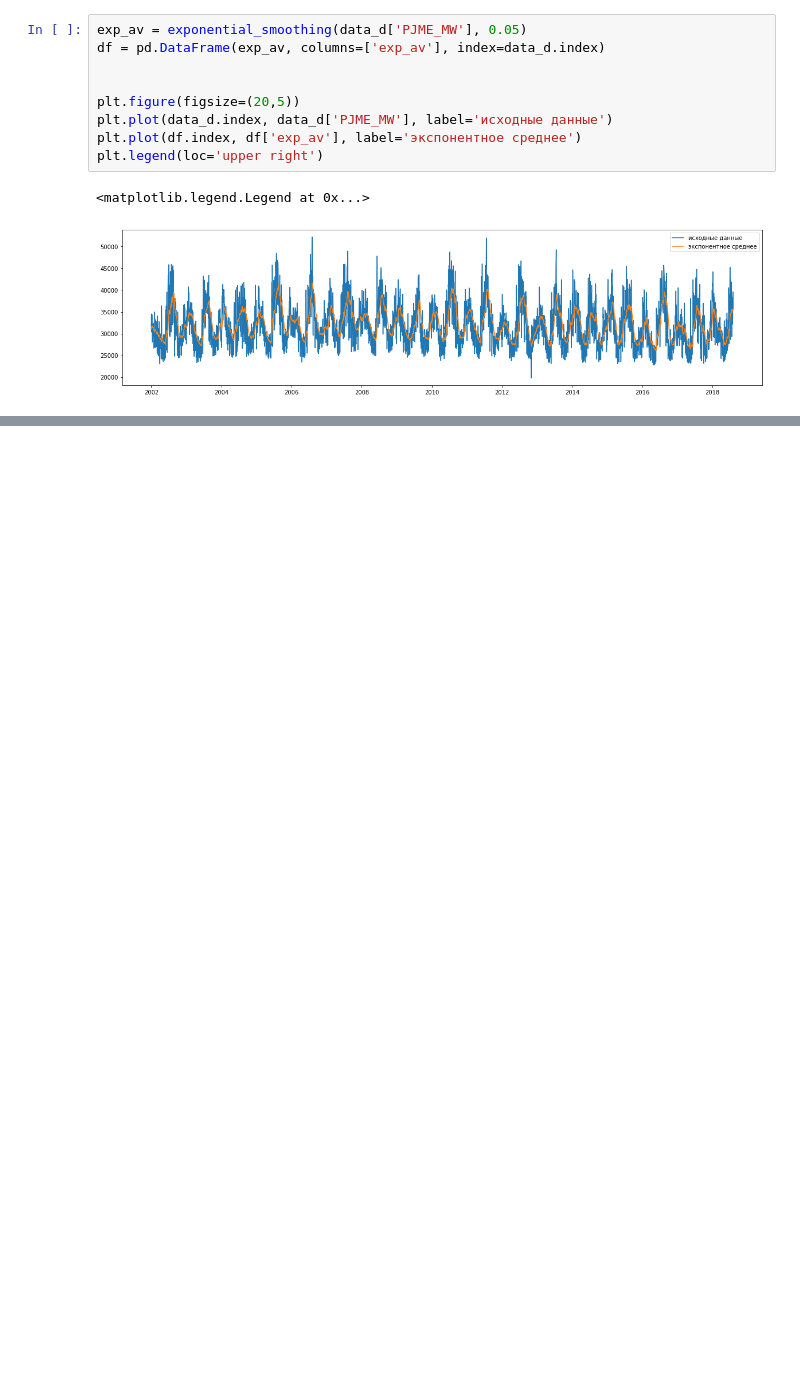
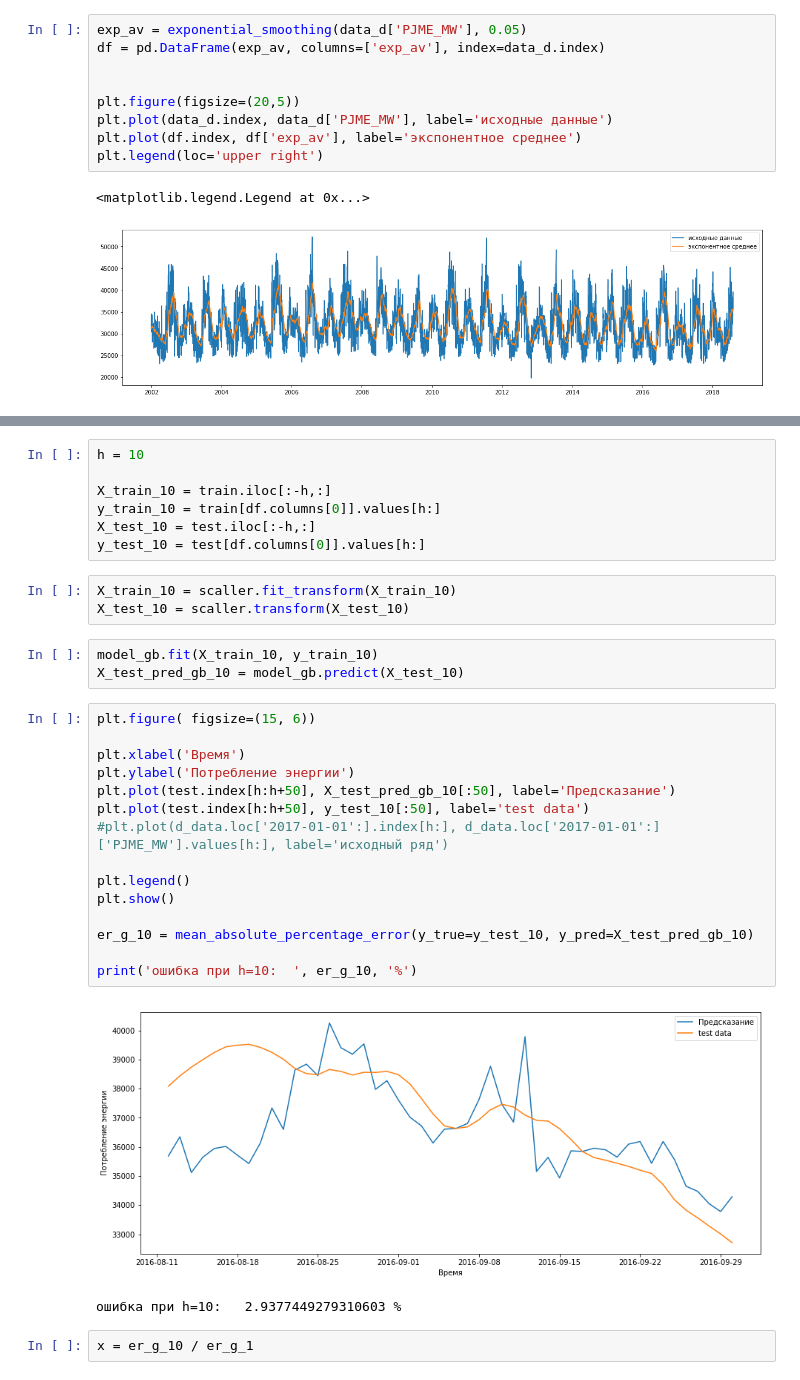
Before and after one commit to daniilstv/ML_in_business, a Jupyter notebook: lesson2_hw.ipynb, the cells around one changed output, grey strips where cells are left out. Saved outputs shown, nothing was run; the diff lists cells and outputs as text; blank space fills up the shorter version.

```diff
--- a/lesson2_hw.ipynb
+++ b/lesson2_hw.ipynb
@@ -245,0 +194,33 @@ train, test = split_data_b(df_exp, '2017-01-01')
+# %%
+h = 10
+
+X_train_10 = train.iloc[:-h,:]
+y_train_10 = train[df.columns[0]].values[h:]
+X_test_10 = test.iloc[:-h,:]
+y_test_10 = test[df.columns[0]].values[h:]
+# %%
+X_train_10 = scaller.fit_transform(X_train_10)
+X_test_10 = scaller.transform(X_test_10)
+# %%
+model_gb.fit(X_train_10, y_train_10)
+X_test_pred_gb_10 = model_gb.predict(X_test_10)
+# %%
+plt.figure( figsize=(15, 6))
+
+plt.xlabel('Время')
+plt.ylabel('Потребление энергии')
+plt.plot(test.index[h:h+50], X_test_pred_gb_10[:50], label='Предсказание')
+plt.plot(test.index[h:h+50], y_test_10[:50], label='test data')
+#plt.plot(d_data.loc['2017-01-01':].index[h:], d_data.loc['2017-01-01':]['PJME_MW'].values[h:], label='исходный ряд')
+
+plt.legend()
+plt.show()
+
+er_g_10 = mean_absolute_percentage_error(y_true=y_test_10, y_pred=X_test_pred_gb_10)
+
+print('ошибка при h=10:  ', er_g_10, '%')
+# %% [output]
+[figure, added]
+ошибка при h=10:   2.9377449279310603 %
+# %%
+x = er_g_10 / er_g_1
```
Also changed, not shown: parts of 19 cells of this notebook.
